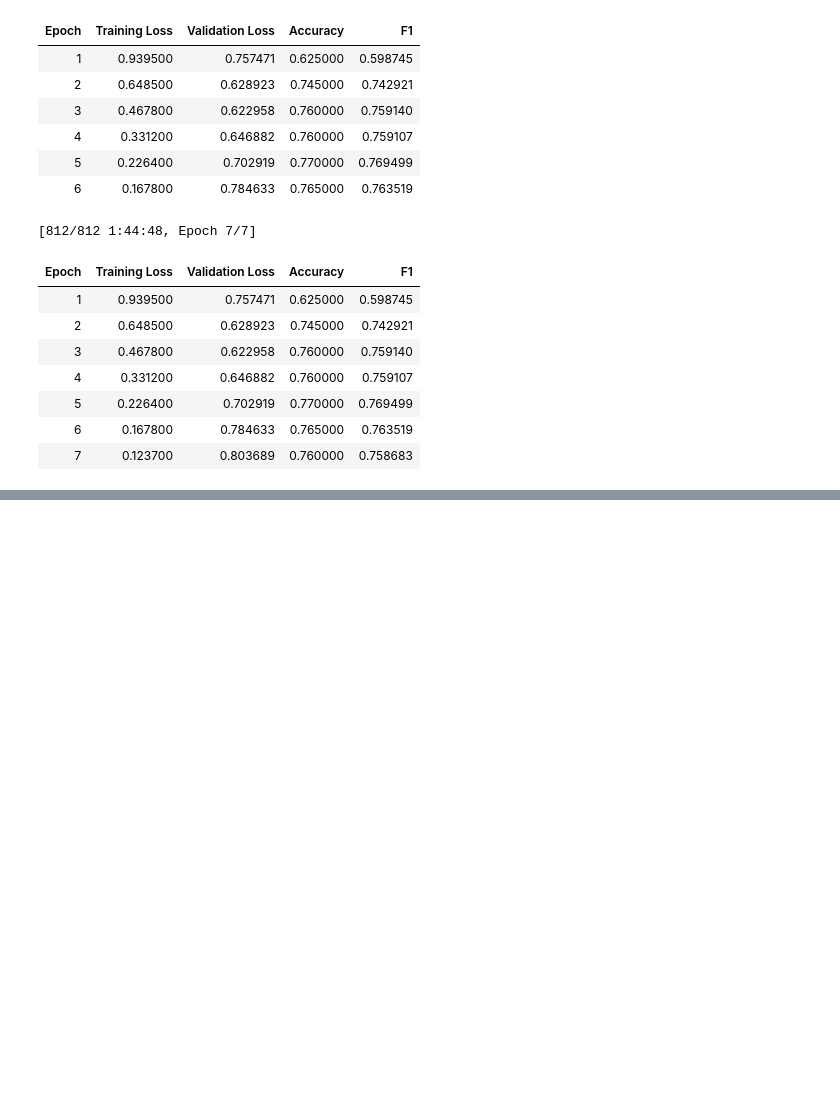
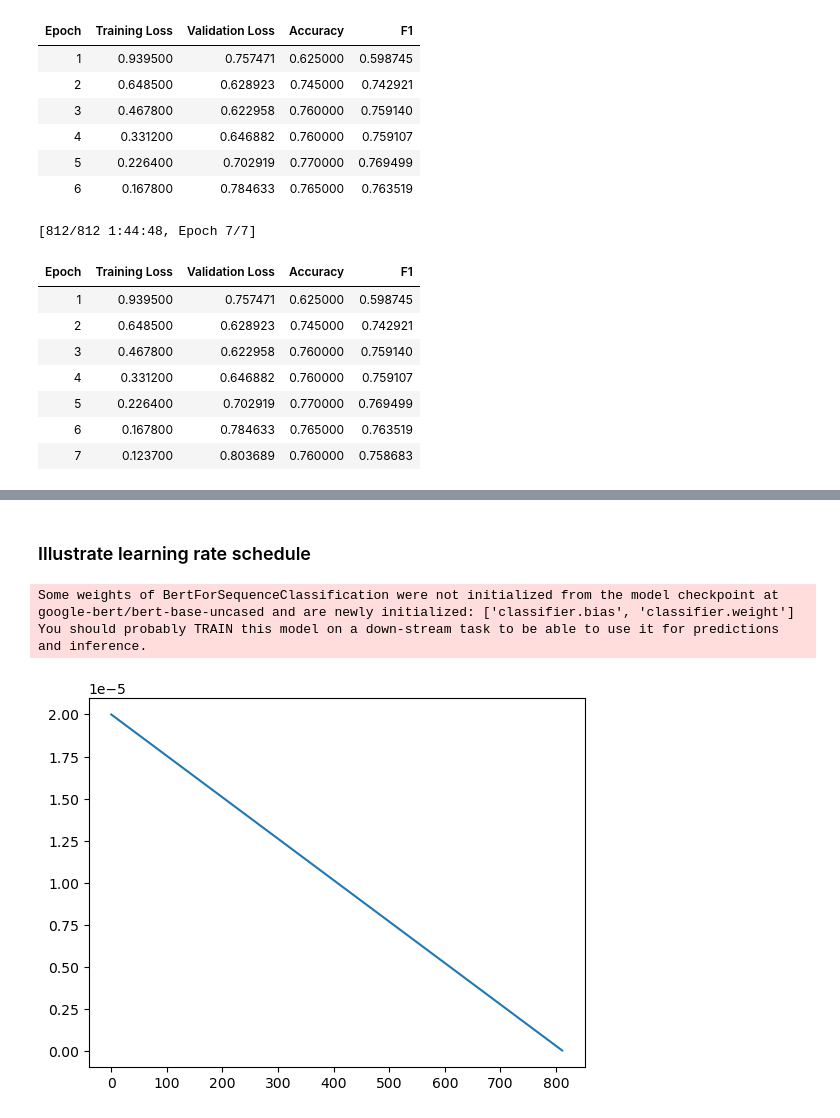
Before and after one commit to rldekkers/thesis-msc-data-science, a Jupyter notebook: 3_models.ipynb, the cells around one changed output, grey strips where cells are left out. Drawn from its saved outputs; the diff is of its cells as text; code cells hidden in the pictures; blank space fills up the shorter version.

```diff
--- a/3_models.ipynb
+++ b/3_models.ipynb
@@ -3,8 +5,10 @@
 # %%
 import math
 import random
+import json
 from pathlib import Path
 
+import matplotlib.pyplot as plt
 import pandas as pd
 import numpy as np
 
@@ -21,10 +25,9 @@ from datasets import Dataset, DatasetDict, Features, ClassLabel, Value
 
 device = torch.device("cpu")
 
-# Set folder where models will be saved
-# dir_models = Path('models') # Relative path
-dir_models = Path(r'C:\Users\rldek\Mijn Drive (r.l.dekkers@tilburguniversity.edu)\Thesis\Code\thesis-msc-data-science\models')
-dir_data = Path(r'C:\Users\rldek\Mijn Drive (r.l.dekkers@tilburguniversity.edu)\Thesis\Code\thesis-msc-data-science\data')
+# Set folders
+dir_models = Path(r'C:\Users\rldek\Mijn Drive (TiU)\Thesis\Code\thesis-msc-data-science\models')
+dir_data = Path(r'C:\Users\rldek\Mijn Drive (TiU)\Thesis\Code\thesis-msc-data-science\data')
 # %% [markdown]
 ### Model configs
 # %%
@@ -714,0 +515,30 @@ def train():
+# %% [markdown]
+### Illustrate learning rate schedule
+# %%
+from torch.utils.data import RandomSampler, DataLoader
+from torch.optim import AdamW
+from transformers import get_linear_schedule_with_warmup
+import matplotlib.pyplot as plt
+
+model = AutoModelForSequenceClassification.from_pretrained(models['bert_base_full']['ckpt'], num_labels=3)
+
+train_sampler = RandomSampler(models['bert_base_full']['dataset_enc']['train'])
+train_dataloader = DataLoader(models['bert_base_full']['dataset_enc']['train'], sampler=train_sampler, batch_size=16)
+
+grad_accum_steps = 1
+n_epochs = 7
+t_total = len(train_dataloader) // grad_accum_steps * n_epochs
+
+optimizer = AdamW(model.parameters(), lr=2e-5, eps=1e-6)                                              # $
+scheduler = get_linear_schedule_with_warmup(optimizer,num_warmup_steps=0, num_training_steps=t_total) # $
+
+lrs=[]
+for i in range(t_total):
+    optimizer.step()
+    lrs.append(optimizer.param_groups[0]['lr'])
+    scheduler.step()
+plt.plot(lrs);
+# %% [output]
+Some weights of BertForSequenceClassification were not initialized from the model checkpoint at google-bert/bert-base-uncased and are newly initialized: ['classifier.bias', 'classifier.weight']
+You should probably TRAIN this model on a down-stream task to be able to use it for predictions and inference.
+[figure, added]
```
Also changed, not shown: parts of 78 cells of this notebook, 2 other files.
